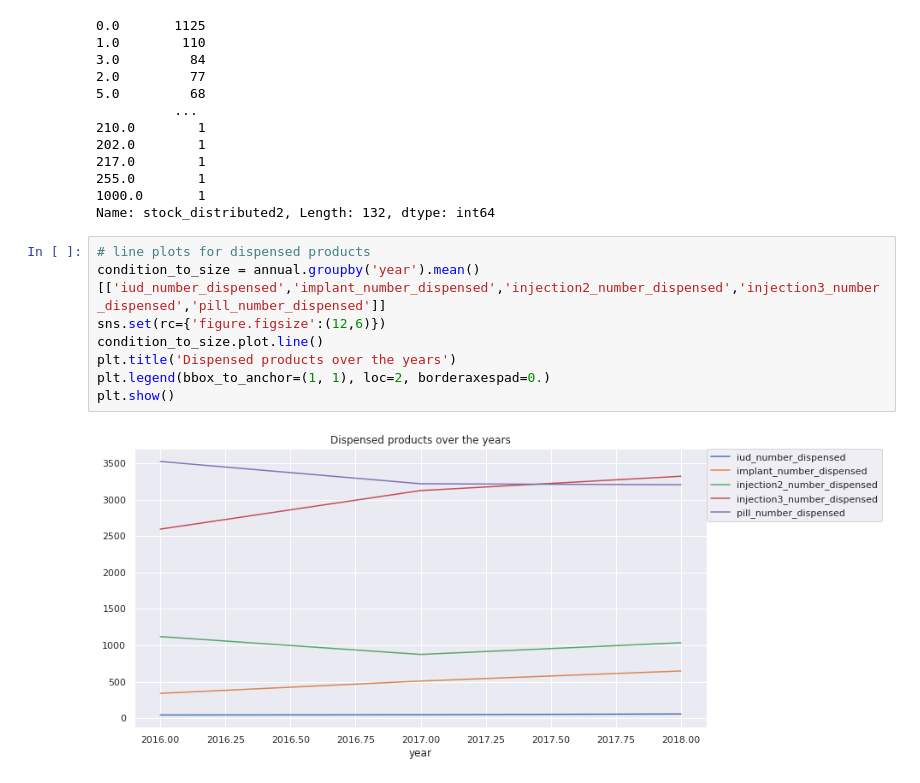
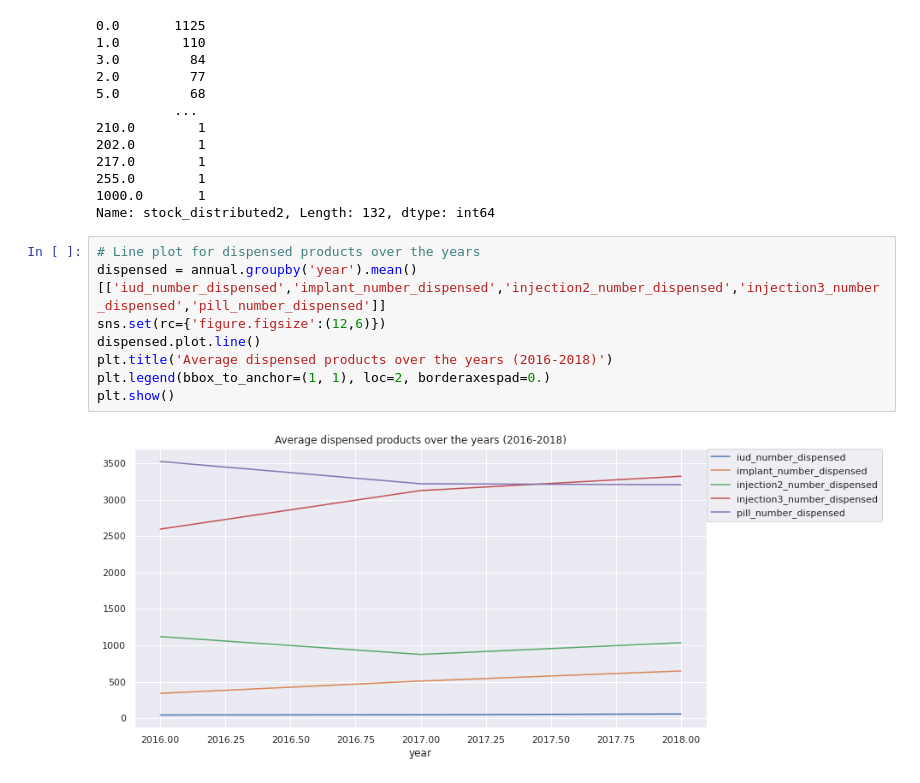
Before and after one commit to Viviankatheu/Future-Contraceptive-Use, a Jupyter notebook: Intelligent_Forecasting_Challenge_Model_Future_Contraceptive__Use_in_Cote_d'Ivoire.ipynb, the cells around one changed output. Cells and saved outputs as stored; diff of their text form.

```diff
--- a/Intelligent_Forecasting_Challenge_Model_Future_Contraceptive__Use_in_Cote_d'Ivoire.ipynb
+++ b/Intelligent_Forecasting_Challenge_Model_Future_Contraceptive__Use_in_Cote_d'Ivoire.ipynb
@@ -835,12 +846,12 @@ aug['stock_distributed2'].value_counts()
 1000.0       1
 Name: stock_distributed2, Length: 132, dtype: int64
 # %%
-# line plots for dispensed products
-condition_to_size = annual.groupby('year').mean()[['iud_number_dispensed','implant_number_dispensed','injection2_number_dispensed','injection3_number_dispensed','pill_number_dispensed']]
+# Line plot for dispensed products over the years
+dispensed = annual.groupby('year').mean()[['iud_number_dispensed','implant_number_dispensed','injection2_number_dispensed','injection3_number_dispensed','pill_number_dispensed']]
 sns.set(rc={'figure.figsize':(12,6)})
-condition_to_size.plot.line()
-plt.title('Dispensed products over the years')
+dispensed.plot.line()
+plt.title('Average dispensed products over the years (2016-2018)')
 plt.legend(bbox_to_anchor=(1, 1), loc=2, borderaxespad=0.)
 plt.show()
 # %% [output]
-[figure, old version]
+[figure, new version]
```
Also changed, not shown: parts of 25 cells of this notebook.
